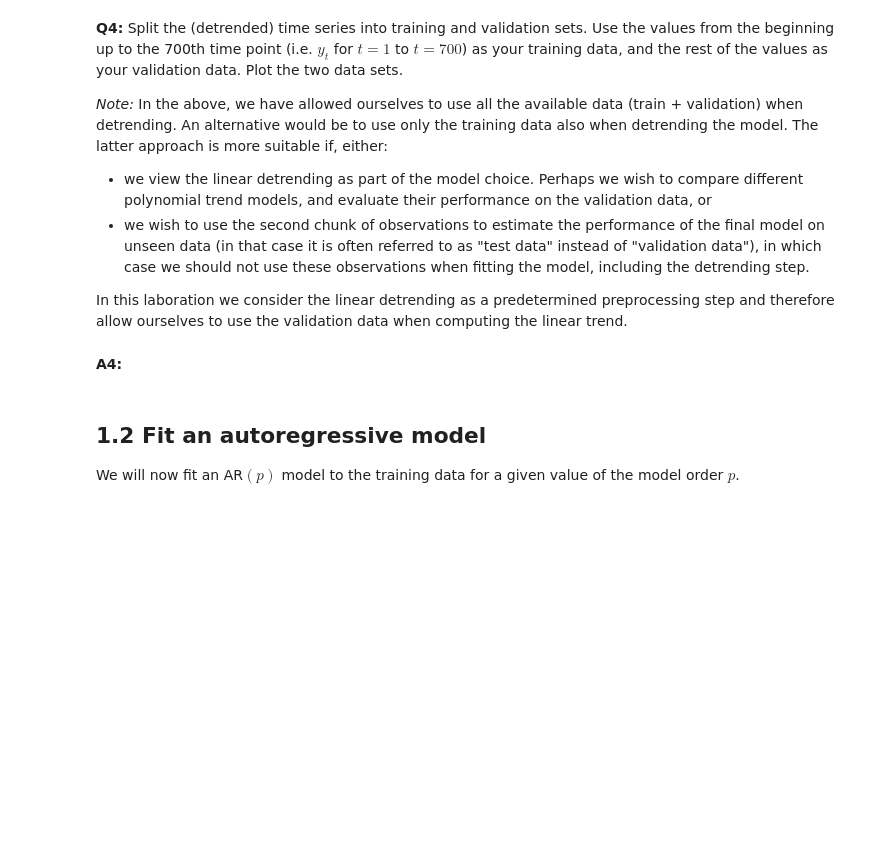
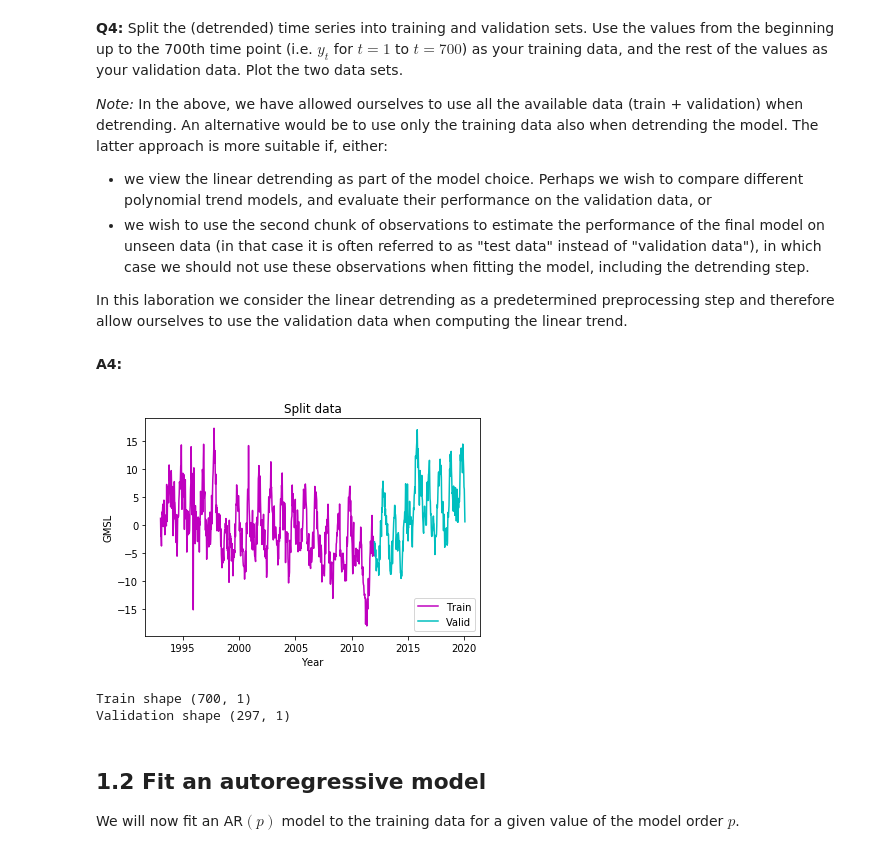
Before and after one commit to vyspi394/Time-Series-Sequence-Learning, a Jupyter notebook: tssl_lab1.ipynb, the cells around one changed output. Drawn from its saved outputs; the diff is of its cells as text; code cells hidden in the pictures; blank space fills up the shorter version.

```diff
--- a/tssl_lab1.ipynb
+++ b/tssl_lab1.ipynb
@@ -50,6 +105,27 @@ _Note:_ In the above, we have allowed ourselves to use all the available data (t
 In this laboration we consider the linear detrending as a predetermined preprocessing step and therefore allow ourselves to use the validation data when computing the linear trend.
 # %% [markdown]
 **A4:**
+# %%
+X_train = X[0:700].flatten()
+X_valid = X[700:].faltten()
+Y_train = Y_new[0:700].flatten()
+Y_valid = Y_new[700:].flatten()
+
+plt.plot(X_train,Y_train,label="Train",color='m')
+plt.plot(X_valid,Y_valid,label="Valid",color='c')
+plt.ylabel('GMSL')
+plt.xlabel('Year')
+plt.title('Split data')
+plt.legend()
+plt.show()
+# %% [output]
+[figure, added]
+# %%
+print("Train shape",X_train.shape)
+print("Validation shape",X_valid.shape)
+# %% [output]
+Train shape (700, 1)
+Validation shape (297, 1)
 # %% [markdown]
 ## 1.2 Fit an autoregressive model
 We will now fit an AR$(p)$ model to the training data for a given value of the model order $p$.
```
Also changed, not shown: parts of 33 cells of this notebook, 1 other file.
